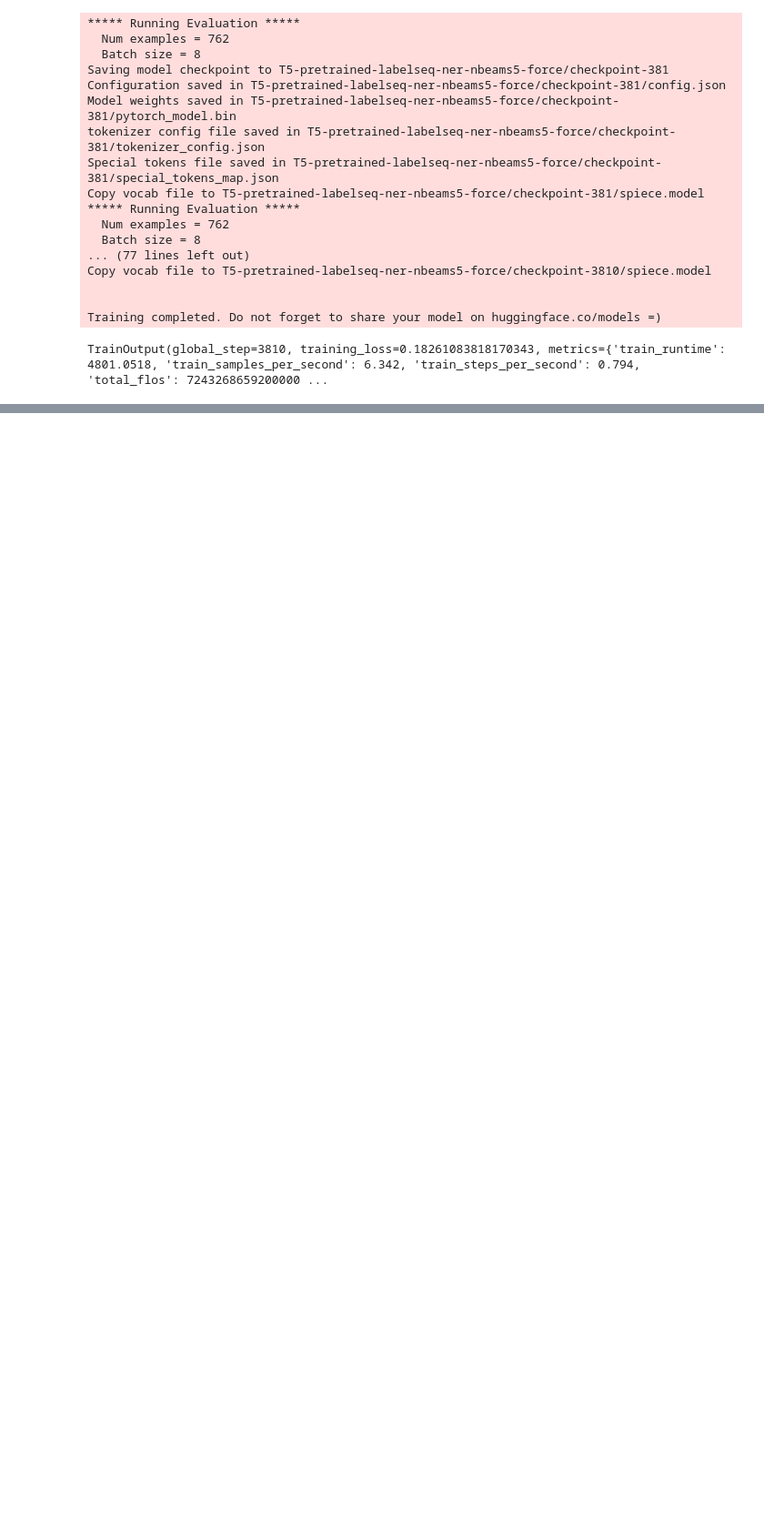
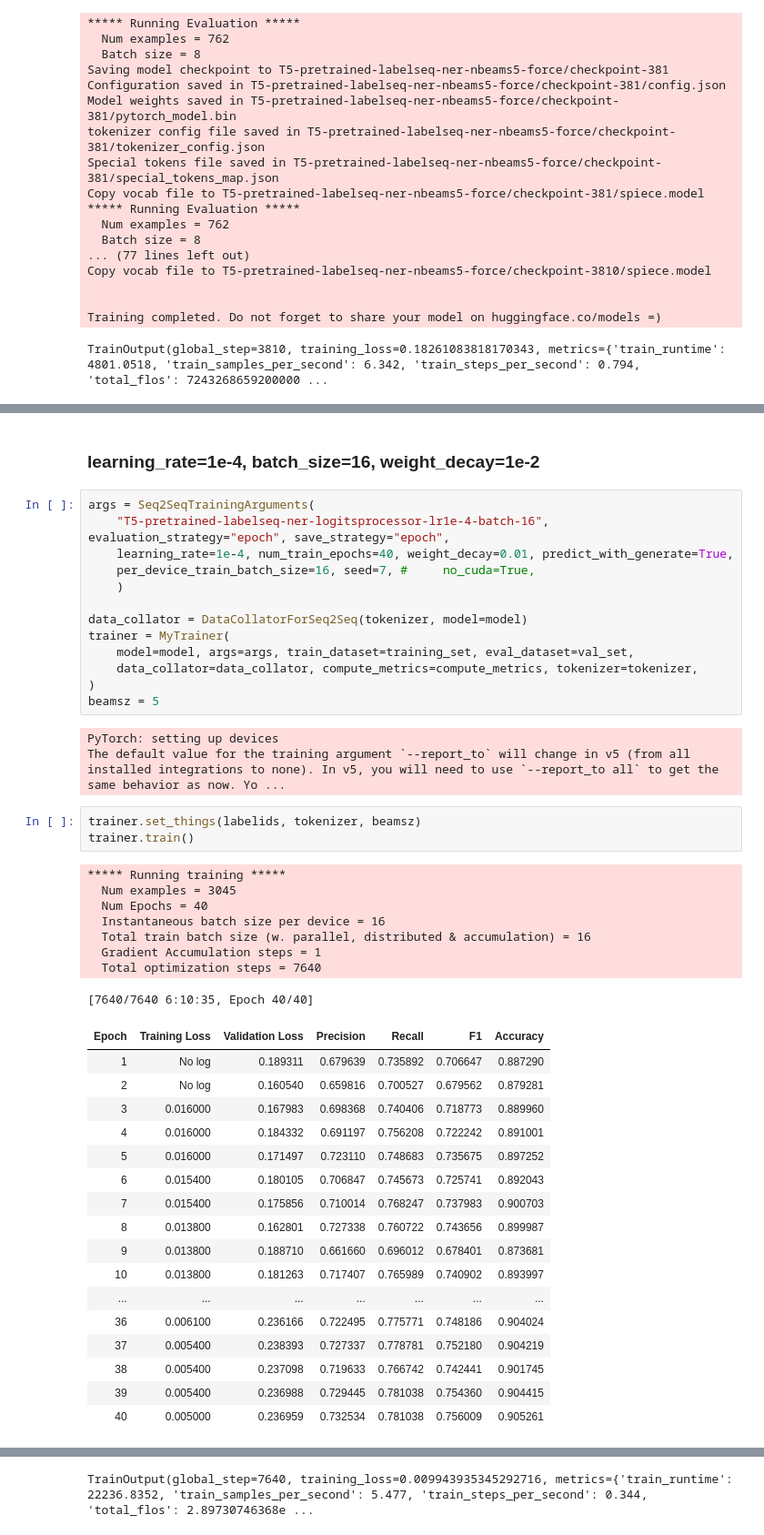
Before and after one commit to bingyinh/NLP_PNC_sample_list, a Jupyter notebook: T5_pretrained_label.ipynb, the cells around one changed output, grey strips where cells are left out. Shown at 91% size. Drawn from its saved outputs; the diff is of its cells as text; blank space fills up the shorter version.

```diff
--- a/T5_pretrained_label.ipynb
+++ b/T5_pretrained_label.ipynb
@@ -567,0 +774,47 @@ TrainOutput(global_step=3810, training_loss=0.18261083818170343, metrics={'train
+# %% [markdown]
+### learning_rate=1e-4, batch_size=16, weight_decay=1e-2
+# %%
+args = Seq2SeqTrainingArguments(
+    "T5-pretrained-labelseq-ner-logitsprocessor-lr1e-4-batch-16", evaluation_strategy="epoch", save_strategy="epoch",
+    learning_rate=1e-4, num_train_epochs=40, weight_decay=0.01, predict_with_generate=True,
+    per_device_train_batch_size=16, seed=7, #     no_cuda=True,
+    )
+
+data_collator = DataCollatorForSeq2Seq(tokenizer, model=model)
+trainer = MyTrainer(
+    model=model, args=args, train_dataset=training_set, eval_dataset=val_set,
+    data_collator=data_collator, compute_metrics=compute_metrics, tokenizer=tokenizer,
+)
+beamsz = 5
+# %% [output]
+PyTorch: setting up devices
+The default value for the training argument `--report_to` will change in v5 (from all installed integrations to none). In v5, you will need to use `--report_to all` to get the same behavior as now. Yo ...
+# %%
+trainer.set_things(labelids, tokenizer, beamsz)
+trainer.train()
+# %% [output]
+***** Running training *****
+  Num examples = 3045
+  Num Epochs = 40
+  Instantaneous batch size per device = 16
+  Total train batch size (w. parallel, distributed & accumulation) = 16
+  Gradient Accumulation steps = 1
+  Total optimization steps = 7640
+[7640/7640 6:10:35, Epoch 40/40]
+| Epoch | Training Loss | Validation Loss | Precision | Recall | F1 | Accuracy |
+| 1 | No log | 0.189311 | 0.679639 | 0.735892 | 0.706647 | 0.887290 |
+| 2 | No log | 0.160540 | 0.659816 | 0.700527 | 0.679562 | 0.879281 |
+| 3 | 0.016000 | 0.167983 | 0.698368 | 0.740406 | 0.718773 | 0.889960 |
+| 4 | 0.016000 | 0.184332 | 0.691197 | 0.756208 | 0.722242 | 0.891001 |
+| 5 | 0.016000 | 0.171497 | 0.723110 | 0.748683 | 0.735675 | 0.897252 |
+| 6 | 0.015400 | 0.180105 | 0.706847 | 0.745673 | 0.725741 | 0.892043 |
+| 7 | 0.015400 | 0.175856 | 0.710014 | 0.768247 | 0.737983 | 0.900703 |
+| 8 | 0.013800 | 0.162801 | 0.727338 | 0.760722 | 0.743656 | 0.899987 |
+| 9 | 0.013800 | 0.188710 | 0.661660 | 0.696012 | 0.678401 | 0.873681 |
+| 10 | 0.013800 | 0.181263 | 0.717407 | 0.765989 | 0.740902 | 0.893997 |
+| ... | ... | ... | ... | ... | ... | ... |
+| 36 | 0.006100 | 0.236166 | 0.722495 | 0.775771 | 0.748186 | 0.904024 |
+| 37 | 0.005400 | 0.238393 | 0.727337 | 0.778781 | 0.752180 | 0.904219 |
+| 38 | 0.005400 | 0.237098 | 0.719633 | 0.766742 | 0.742441 | 0.901745 |
+| 39 | 0.005400 | 0.236988 | 0.729445 | 0.781038 | 0.754360 | 0.904415 |
+| 40 | 0.005000 | 0.236959 | 0.732534 | 0.781038 | 0.756009 | 0.905261 |
@@ -567,0 +838 @@ TrainOutput(global_step=3810, training_loss=0.18261083818170343, metrics={'train
+TrainOutput(global_step=7640, training_loss=0.009943935345292716, metrics={'train_runtime': 22236.8352, 'train_samples_per_second': 5.477, 'train_steps_per_second': 0.344, 'total_flos': 2.89730746368e ...
```
Also changed, not shown: parts of 30 cells of this notebook.
